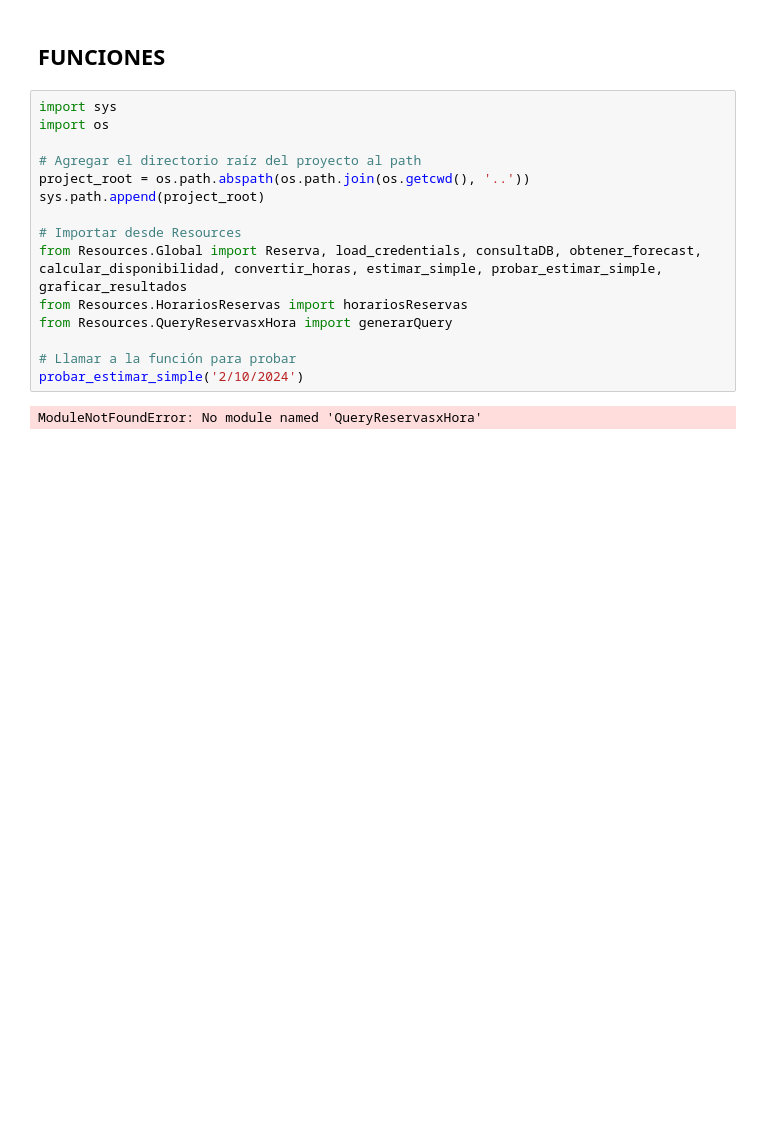
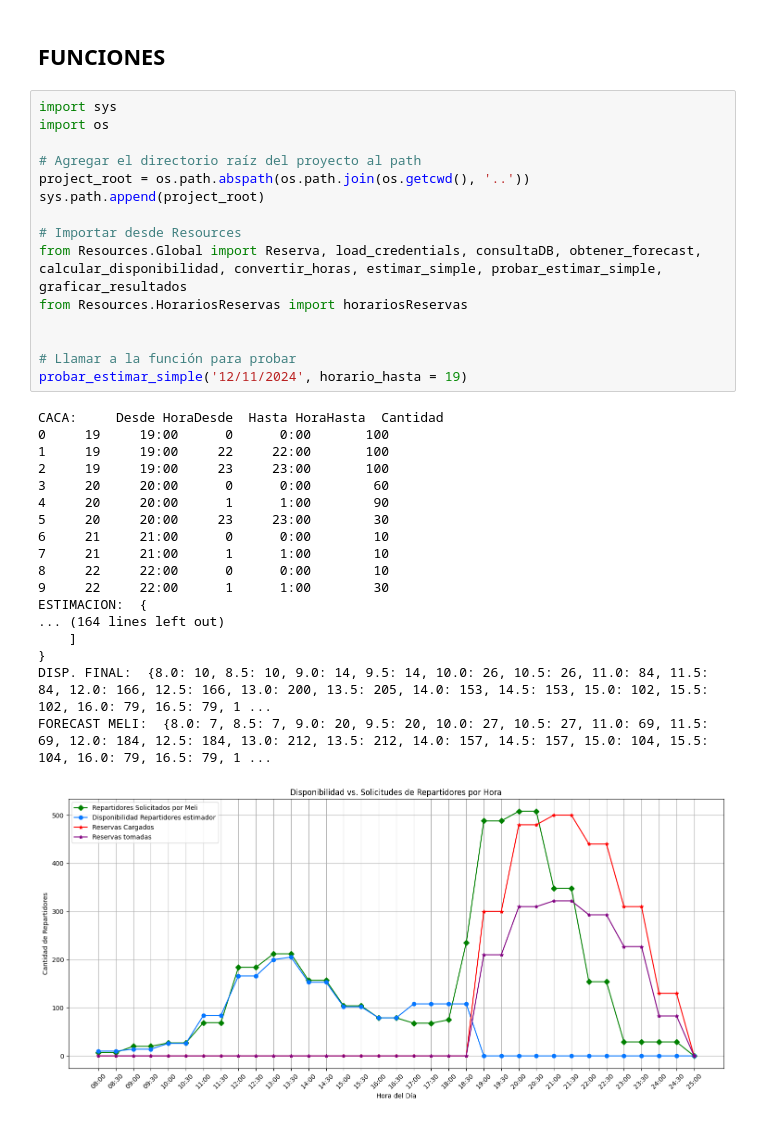
Before and after one commit to gastonmichelotti/EstimadorODS, a Jupyter notebook: Notebooks/Experimentos.ipynb, the cells around one changed output. Drawn from its saved outputs; the diff is of its cells as text; blank space fills up the shorter version.

```diff
--- a/Notebooks/Experimentos.ipynb
+++ b/Notebooks/Experimentos.ipynb
@@ -3,17 +3,34 @@
 # %%
 import sys
 import os
 
 # Agregar el directorio raíz del proyecto al path
 project_root = os.path.abspath(os.path.join(os.getcwd(), '..'))
 sys.path.append(project_root)
 
 # Importar desde Resources
 from Resources.Global import Reserva, load_credentials, consultaDB, obtener_forecast, calcular_disponibilidad, convertir_horas, estimar_simple, probar_estimar_simple, graficar_resultados
 from Resources.HorariosReservas import horariosReservas
-from Resources.QueryReservasxHora import generarQuery
+
 
 # Llamar a la función para probar
-probar_estimar_simple('2/10/2024')
+probar_estimar_simple('12/11/2024', horario_hasta = 19)
 # %% [output]
-ModuleNotFoundError: No module named 'QueryReservasxHora'
+CACA:     Desde HoraDesde  Hasta HoraHasta  Cantidad
+0     19     19:00      0      0:00       100
+1     19     19:00     22     22:00       100
+2     19     19:00     23     23:00       100
+3     20     20:00      0      0:00        60
+4     20     20:00      1      1:00        90
+5     20     20:00     23     23:00        30
+6     21     21:00      0      0:00        10
+7     21     21:00      1      1:00        10
+8     22     22:00      0      0:00        10
+9     22     22:00      1      1:00        30
+ESTIMACION:  {
+... (164 lines left out)
+    ]
+}
+DISP. FINAL:  {8.0: 10, 8.5: 10, 9.0: 14, 9.5: 14, 10.0: 26, 10.5: 26, 11.0: 84, 11.5: 84, 12.0: 166, 12.5: 166, 13.0: 200, 13.5: 205, 14.0: 153, 14.5: 153, 15.0: 102, 15.5: 102, 16.0: 79, 16.5: 79, 1 ...
+FORECAST MELI:  {8.0: 7, 8.5: 7, 9.0: 20, 9.5: 20, 10.0: 27, 10.5: 27, 11.0: 69, 11.5: 69, 12.0: 184, 12.5: 184, 13.0: 212, 13.5: 212, 14.0: 157, 14.5: 157, 15.0: 104, 15.5: 104, 16.0: 79, 16.5: 79, 1 ...
+[figure, added]
```
Also changed, not shown: 5 other files.
